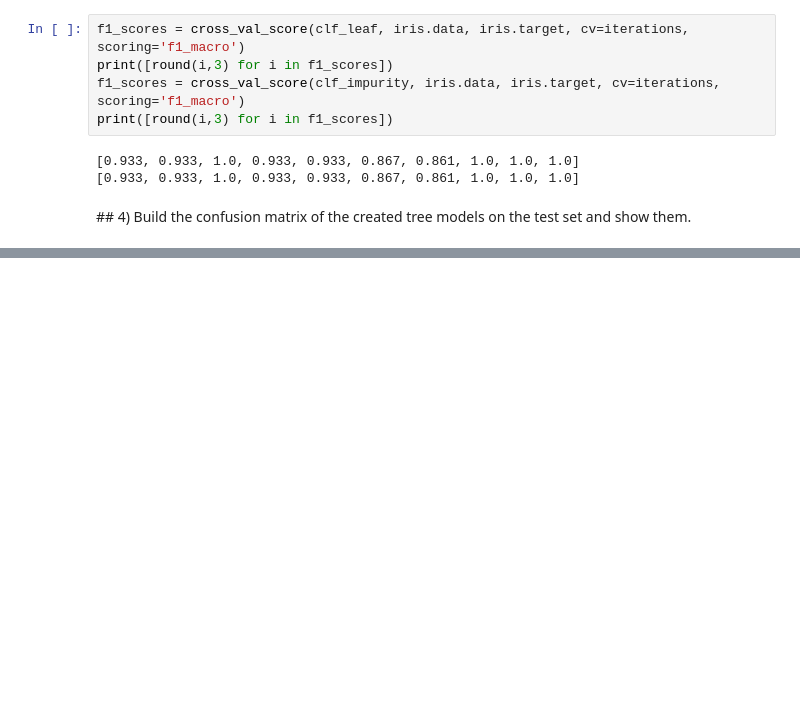
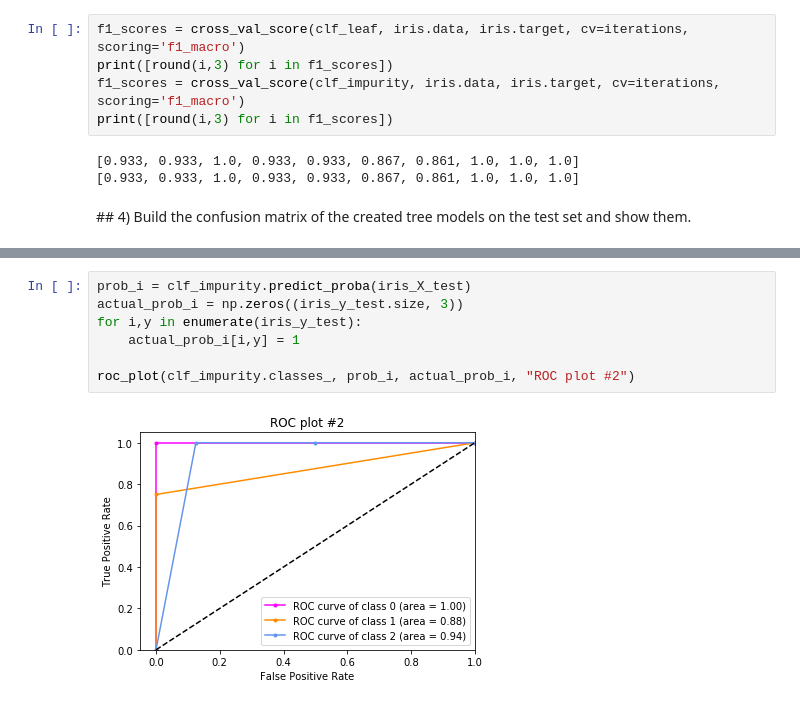
Before and after one commit to marcocaldera/machine-learning-exercises, a Jupyter notebook: meo/01-Tree/tree_lab.ipynb, the cells around one changed output, grey strips where cells are left out. Saved outputs shown, nothing was run; the diff lists cells and outputs as text; blank space fills up the shorter version.

```diff
--- a/meo/01-Tree/tree_lab.ipynb
+++ b/meo/01-Tree/tree_lab.ipynb
@@ -324,0 +390,9 @@ build the ROC curves (or coverage curves in coverage space) and plot them for ea
+# %%
+prob_i = clf_impurity.predict_proba(iris_X_test)
+actual_prob_i = np.zeros((iris_y_test.size, 3))
+for i,y in enumerate(iris_y_test):
+    actual_prob_i[i,y] = 1
+
+roc_plot(clf_impurity.classes_, prob_i, actual_prob_i, "ROC plot #2")
+# %% [output]
+[figure, added]
```
Also changed, not shown: parts of 8 cells of this notebook, 5 other files.
